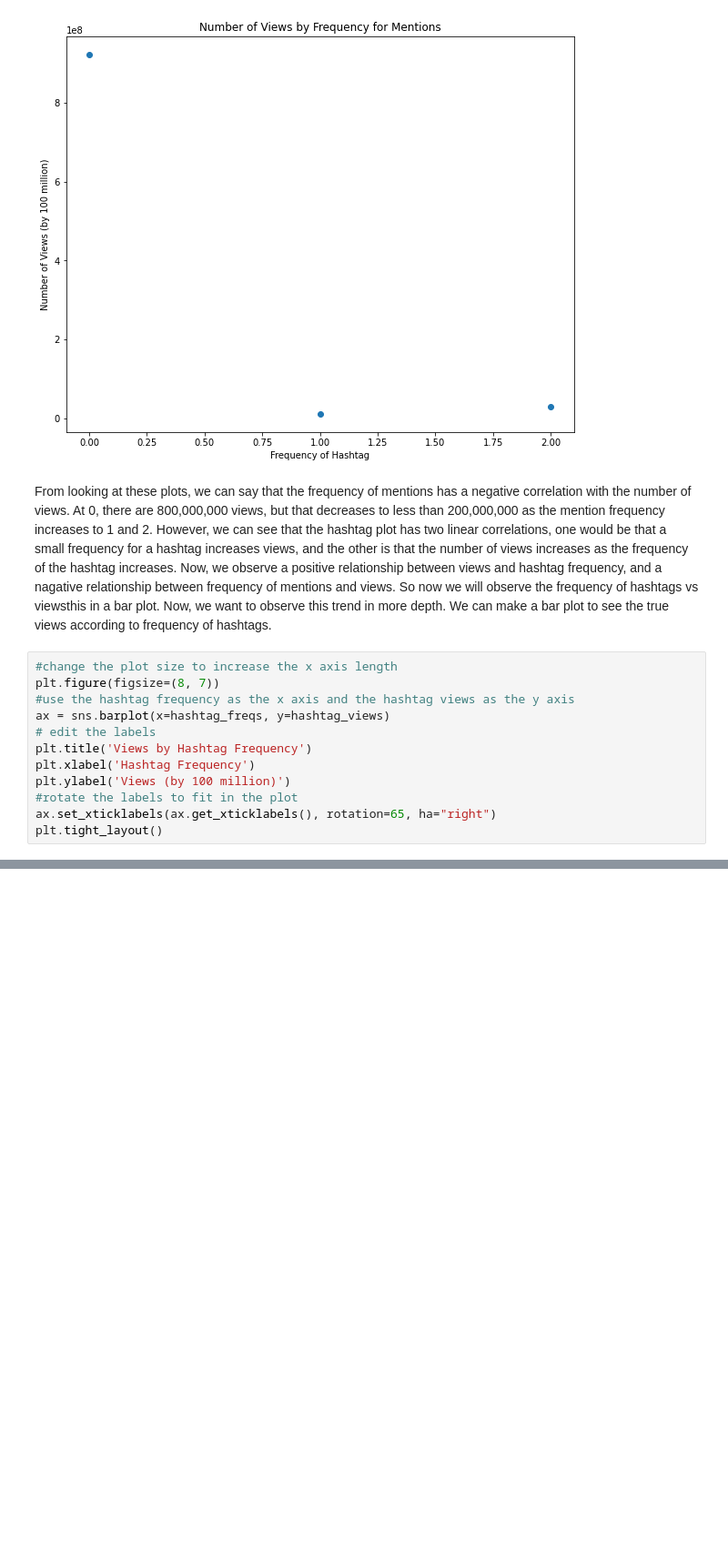
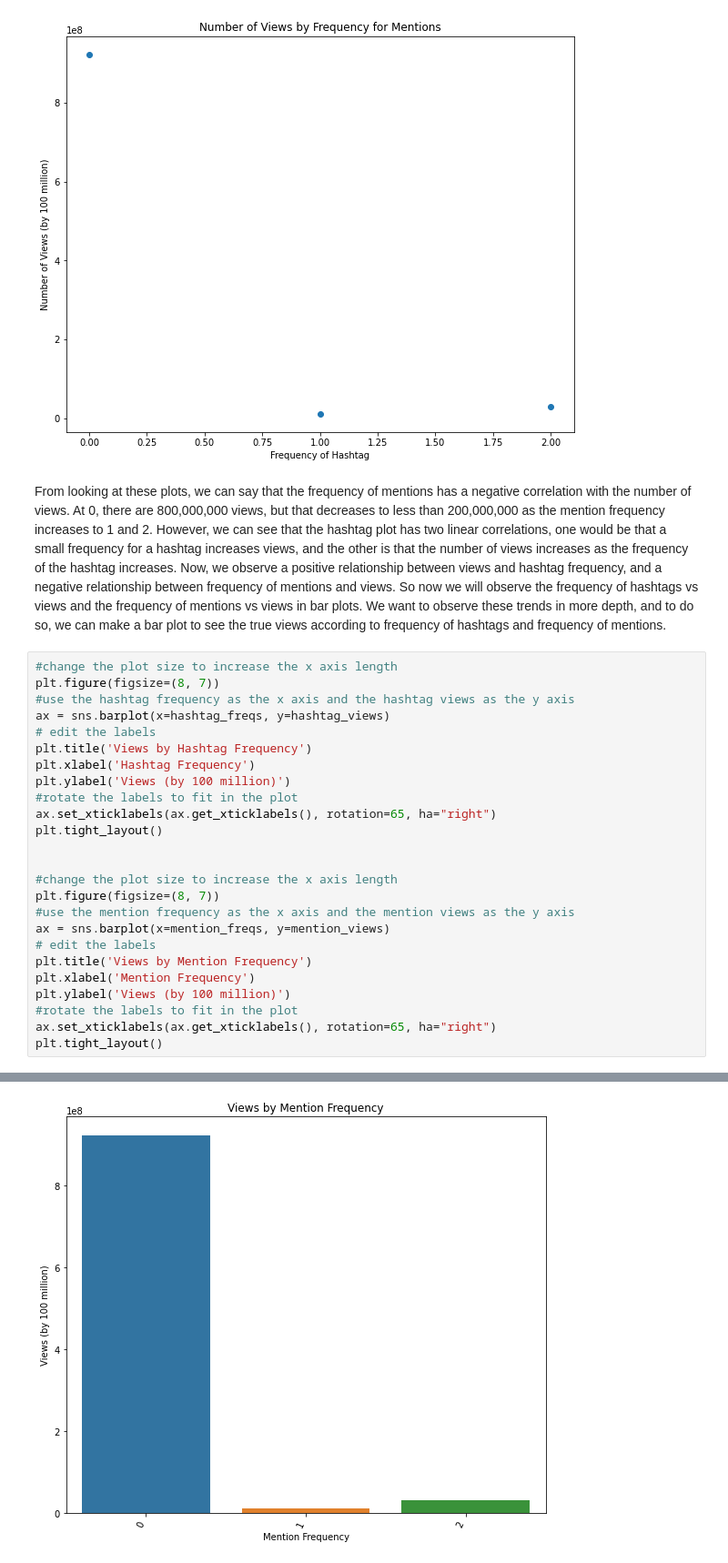
Before and after one commit to kendallpfeifer/TikTokTrending, a Jupyter notebook: Tik Tok Trending Videos Tutorial.ipynb, the cells around one changed output, grey strips where cells are left out. Shown: that part at 91% size. Drawn from its saved outputs; the diff is of its cells as text; blank space fills up the shorter version.

```diff
--- a/Tik Tok Trending Videos Tutorial.ipynb
+++ b/Tik Tok Trending Videos Tutorial.ipynb
@@ -246,19 +248,33 @@ plt.show()
 [figure]
 [figure]
 # %% [markdown]
-From looking at these plots, we can say that the frequency of mentions has a negative correlation with the number of views. At 0, there are 800,000,000 views, but that decreases to less than 200,000,000 as the mention frequency increases to 1 and 2. However, we can see that the hashtag plot has two linear correlations, one would be that a small frequency for a hashtag increases views, and the other is that the number of views increases as the frequency of the hashtag increases. Now, we observe a positive relationship between views and hashtag frequency, and a nagative relationship between frequency of mentions and views. So now we will observe the frequency of hashtags vs viewsthis in a bar plot. Now, we want to observe this trend in more depth. We can make a bar plot to see the true views according to frequency of hashtags.
+From looking at these plots, we can say that the frequency of mentions has a negative correlation with the number of views. At 0, there are 800,000,000 views, but that decreases to less than 200,000,000 as the mention frequency increases to 1 and 2. However, we can see that the hashtag plot has two linear correlations, one would be that a small frequency for a hashtag increases views, and the other is that the number of views increases as the frequency of the hashtag increases. Now, we observe a positive relationship between views and hashtag frequency, and a negative relationship between frequency of mentions and views. So now we will observe the frequency of hashtags vs views and the frequency of mentions vs views in bar plots. We want to observe these trends in more depth, and to do so, we can make a bar plot to see the true views according to frequency of hashtags and frequency of mentions.
 # %%
 #change the plot size to increase the x axis length
 plt.figure(figsize=(8, 7))
 #use the hashtag frequency as the x axis and the hashtag views as the y axis
 ax = sns.barplot(x=hashtag_freqs, y=hashtag_views)
 # edit the labels
 plt.title('Views by Hashtag Frequency')
 plt.xlabel('Hashtag Frequency')
 plt.ylabel('Views (by 100 million)')
 #rotate the labels to fit in the plot
 ax.set_xticklabels(ax.get_xticklabels(), rotation=65, ha="right")
 plt.tight_layout()
+
+
+#change the plot size to increase the x axis length
+plt.figure(figsize=(8, 7))
+#use the mention frequency as the x axis and the mention views as the y axis
+ax = sns.barplot(x=mention_freqs, y=mention_views)
+# edit the labels
+plt.title('Views by Mention Frequency')
+plt.xlabel('Mention Frequency')
+plt.ylabel('Views (by 100 million)')
+#rotate the labels to fit in the plot
+ax.set_xticklabels(ax.get_xticklabels(), rotation=65, ha="right")
+plt.tight_layout()
 # %% [output]
 [figure]
+[figure, added]
 # %% [markdown]
```
Also changed, not shown: parts of 7 cells of this notebook, 1 other file.
